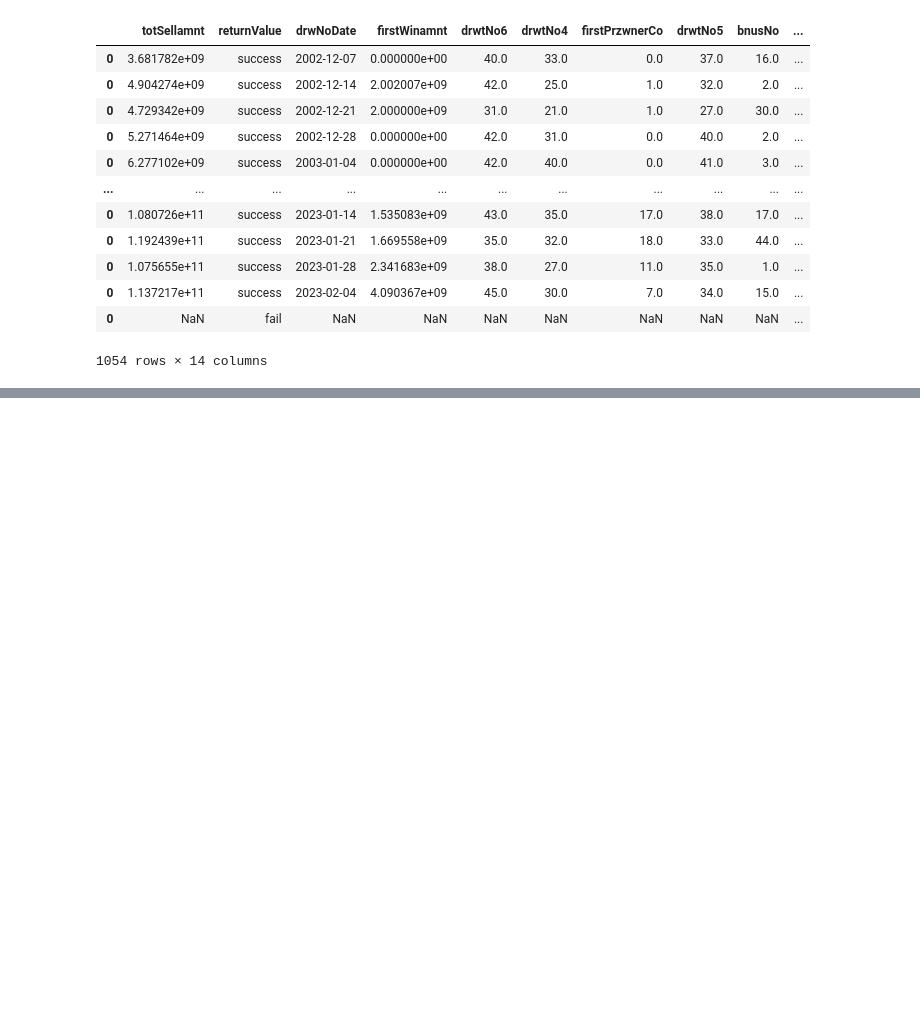
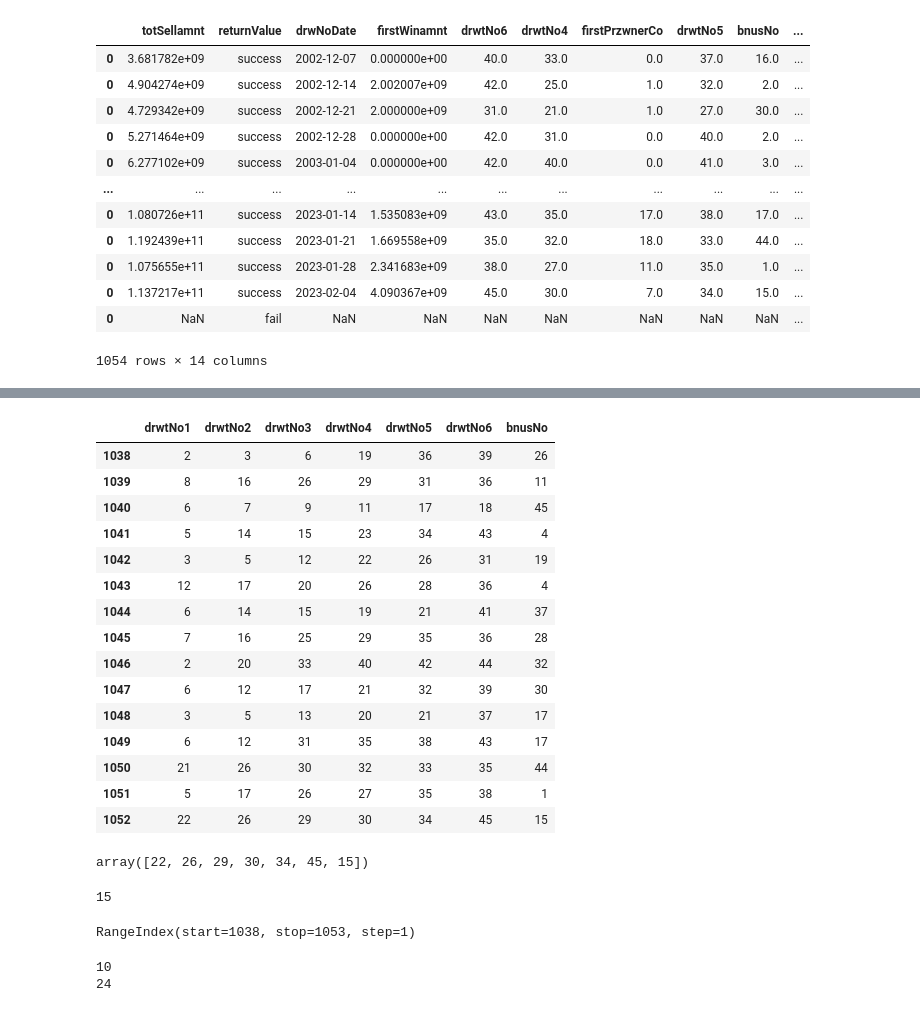
Before and after one commit to obilige/lotto, a Jupyter notebook: analysis.ipynb, the cells around one changed output, grey strips where cells are left out. Drawn from its saved outputs; the diff is of its cells as text; code cells hidden in the pictures; blank space fills up the shorter version.

```diff
--- a/analysis.ipynb
+++ b/analysis.ipynb
@@ -188,0 +255,2 @@ def add_data():
+# %%
+df['drwNoDate'] = pd.to_datetime(df['drwNoDate'])
@@ -188,0 +277,4 @@ def add_data():
+# %%
+# 필요한 데이터만 / slicing
+# 날짜 / 로또당첨번호 1-6, 보너스번호
+df = df[['drwNoDate', 'drwtNo1', 'drwtNo2', 'drwtNo3', 'drwtNo4', 'drwtNo5', 'drwtNo6', 'bnusNo']]
@@ -188,0 +297,27 @@ def add_data():
+# %%
+def trans_dataframe():
+
+    # 데이터로드
+    df = pd.read_csv("data/data.csv", encoding='utf-8', index_col=0)
+
+    # 마지막 줄 제거
+    df = df[0:-1]
+
+    # 불필요한 칼럼 제거
+    df = df[['drwNoDate', 'drwtNo1', 'drwtNo2', 'drwtNo3', 'drwtNo4', 'drwtNo5', 'drwtNo6', 'bnusNo']]
+
+    # 인덱스 재설정
+    df.reset_index(drop=True, inplace=True)
+
+    # float -> int로 변경
+    for c in df.columns:
+        try:
+            if df[c].dtype == 'float64':
+                df = df.astype({c:'int'})
+        except:
+            pass
+
+    # 시계열
+    df['drwNoDate'] = pd.to_datetime(df['drwNoDate'])
+
+    return df
@@ -188,0 +796,3 @@ def add_data():
+# %%
+df = trans_dataframe()
+df
@@ -188,0 +813,44 @@ def add_data():
+# %%
+no_15 = df.iloc[-15:, 1:]
+no_15
+# %% [output]
+|  | drwtNo1 | drwtNo2 | drwtNo3 | drwtNo4 | drwtNo5 | drwtNo6 | bnusNo |
+| 1038 | 2 | 3 | 6 | 19 | 36 | 39 | 26 |
+| 1039 | 8 | 16 | 26 | 29 | 31 | 36 | 11 |
+| 1040 | 6 | 7 | 9 | 11 | 17 | 18 | 45 |
+| 1041 | 5 | 14 | 15 | 23 | 34 | 43 | 4 |
+| 1042 | 3 | 5 | 12 | 22 | 26 | 31 | 19 |
+| 1043 | 12 | 17 | 20 | 26 | 28 | 36 | 4 |
+| 1044 | 6 | 14 | 15 | 19 | 21 | 41 | 37 |
+| 1045 | 7 | 16 | 25 | 29 | 35 | 36 | 28 |
+| 1046 | 2 | 20 | 33 | 40 | 42 | 44 | 32 |
+| 1047 | 6 | 12 | 17 | 21 | 32 | 39 | 30 |
+| 1048 | 3 | 5 | 13 | 20 | 21 | 37 | 17 |
+| 1049 | 6 | 12 | 31 | 35 | 38 | 43 | 17 |
+| 1050 | 21 | 26 | 30 | 32 | 33 | 35 | 44 |
+| 1051 | 5 | 17 | 26 | 27 | 35 | 38 | 1 |
+| 1052 | 22 | 26 | 29 | 30 | 34 | 45 | 15 |
+# %%
+no_15.iloc[-1].values
+# %% [output]
+array([22, 26, 29, 30, 34, 45, 15])
+# %%
+len(no_15)
+# %% [output]
+15
+# %%
+no_15.index
+# %% [output]
+RangeIndex(start=1038, stop=1053, step=1)
+# %%
+number = [i for i in range(1, 46, 1)]
+no_15_number =  np.unique([no_15.iloc[i].values for i in range(len(no_15))])
+
+for n in number:
+    if n in no_15_number:
+        pass
+    else:
+        print(n)
+# %% [output]
+10
+24
```
Also changed, not shown: parts of 54 cells of this notebook, 1 other file.
